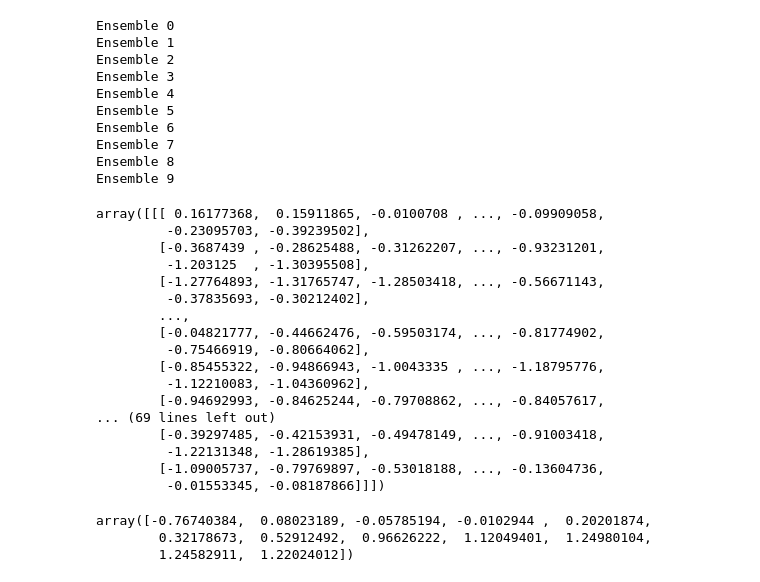
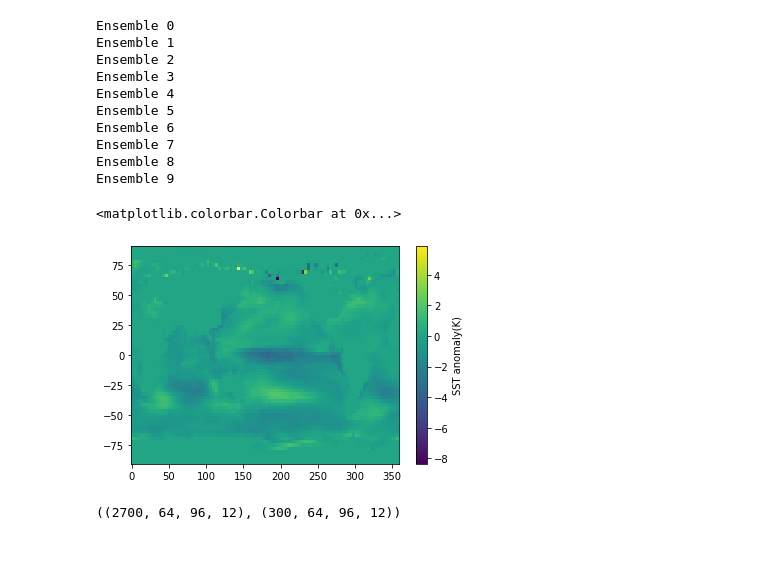
Before and after one commit to oceanhackweek/ohw22-proj-ENSO_Prediction, a Jupyter notebook: Format_LENS2_data.ipynb, the cells around one changed output. Saved outputs shown, nothing was run; the diff lists cells and outputs as text; code cells hidden in the pictures; blank space fills up the shorter version.

```diff
--- a/Format_LENS2_data.ipynb
+++ b/Format_LENS2_data.ipynb
@@ -83,29 +117,29 @@ Ensemble 6
 Ensemble 7
 Ensemble 8
 Ensemble 9
-# %%
-X[:,:,:,2999]
-# %% [output]
-array([[[ 0.16177368,  0.15911865, -0.0100708 , ..., -0.09909058,
-         -0.23095703, -0.39239502],
-        [-0.3687439 , -0.28625488, -0.31262207, ..., -0.93231201,
-         -1.203125  , -1.30395508],
-        [-1.27764893, -1.31765747, -1.28503418, ..., -0.56671143,
-         -0.37835693, -0.30212402],
-        ...,
-        [-0.04821777, -0.44662476, -0.59503174, ..., -0.81774902,
-         -0.75466919, -0.80664062],
-        [-0.85455322, -0.94866943, -1.0043335 , ..., -1.18795776,
-         -1.12210083, -1.04360962],
-        [-0.94692993, -0.84625244, -0.79708862, ..., -0.84057617,
-... (69 lines left out)
-        [-0.39297485, -0.42153931, -0.49478149, ..., -0.91003418,
-         -1.22131348, -1.28619385],
-        [-1.09005737, -0.79769897, -0.53018188, ..., -0.13604736,
-         -0.01553345, -0.08187866]]])
-# %%
-Y[:,2999]
-# %% [output]
-array([-0.76740384,  0.08023189, -0.05785194, -0.0102944 ,  0.20201874,
-        0.32178673,  0.52912492,  0.96626222,  1.12049401,  1.24980104,
-        1.24582911,  1.22024012])
+# %%
+#plot the last random sample to make sure it's not corrupted after reshaping
+
+rand_sst_rs.shape
+test_sst = rand_sst_rs[:,:,0]
+#test_sst = rand_sst_xj[0,:,:] #for checking before reshaping
+lon,lat = ds1.lon,ds1.lat
+
+plt.figure()
+plt.pcolormesh(lon,lat,test_sst)
+plt.colorbar(label='SST anomaly(K)')
+# %% [output]
+<matplotlib.colorbar.Colorbar at 0x...>
+[figure, added]
+# %%
+#Split into training and validation (1st 90% or 9 members )
+
+X_train = X[0:300*9,:,:]
+X_valid = X[300*9:,:,:]
+
+Y_train = Y[0:300*9,:]
+Y_valid = Y[300*9:,:]
+
+X_train.shape,X_valid.shape
+# %% [output]
+((2700, 64, 96, 12), (300, 64, 96, 12))
```
Also changed, not shown: parts of 6 cells of this notebook.
